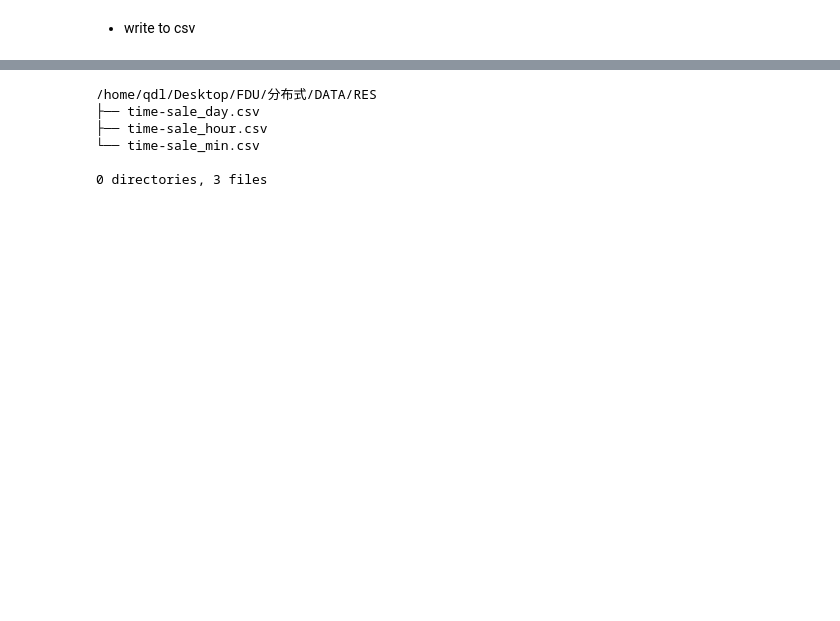
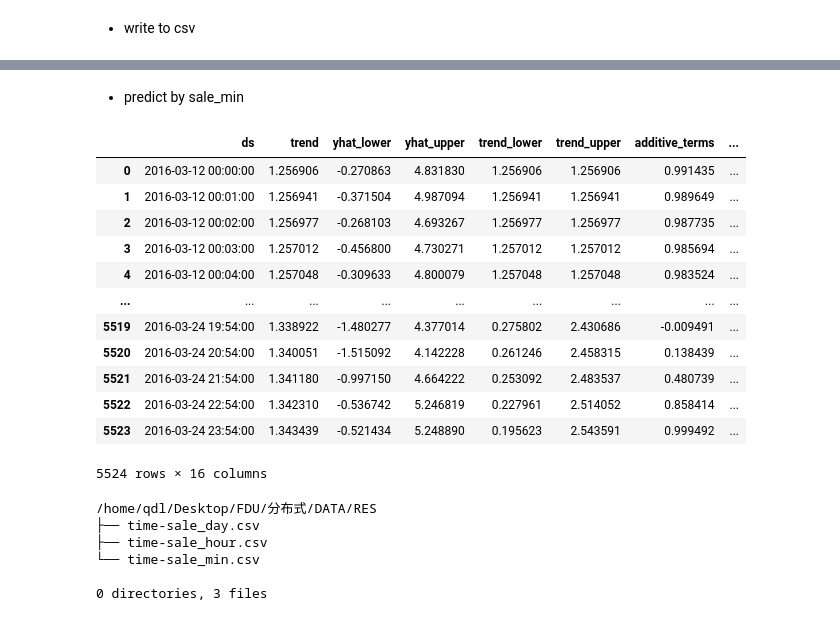
Before and after one commit to MaxLEAF3824/jdata_hadoop, a Jupyter notebook: src/main/python/TS-predict.ipynb, the cells around one changed output, grey strips where cells are left out. Cells and saved outputs as stored; diff of their text form; code cells hidden in the pictures; blank space fills up the shorter version.

```diff
--- a/src/main/python/TS-predict.ipynb
+++ b/src/main/python/TS-predict.ipynb
@@ -111,3 +131,21 @@ forecast
+# %% [markdown]
+- predict by sale_min
+# %%
+forecasts[2]
+# %% [output]
+|  | ds | trend | yhat_lower | yhat_upper | trend_lower | trend_upper | additive_terms | ... |
+| 0 | 2016-03-12 00:00:00 | 1.256906 | -0.270863 | 4.831830 | 1.256906 | 1.256906 | 0.991435 | ... |
+| 1 | 2016-03-12 00:01:00 | 1.256941 | -0.371504 | 4.987094 | 1.256941 | 1.256941 | 0.989649 | ... |
+| 2 | 2016-03-12 00:02:00 | 1.256977 | -0.268103 | 4.693267 | 1.256977 | 1.256977 | 0.987735 | ... |
+| 3 | 2016-03-12 00:03:00 | 1.257012 | -0.456800 | 4.730271 | 1.257012 | 1.257012 | 0.985694 | ... |
+| 4 | 2016-03-12 00:04:00 | 1.257048 | -0.309633 | 4.800079 | 1.257048 | 1.257048 | 0.983524 | ... |
+| ... | ... | ... | ... | ... | ... | ... | ... | ... |
+| 5519 | 2016-03-24 19:54:00 | 1.338922 | -1.480277 | 4.377014 | 0.275802 | 2.430686 | -0.009491 | ... |
+| 5520 | 2016-03-24 20:54:00 | 1.340051 | -1.515092 | 4.142228 | 0.261246 | 2.458315 | 0.138439 | ... |
+| 5521 | 2016-03-24 21:54:00 | 1.341180 | -0.997150 | 4.664222 | 0.253092 | 2.483537 | 0.480739 | ... |
+| 5522 | 2016-03-24 22:54:00 | 1.342310 | -0.536742 | 5.246819 | 0.227961 | 2.514052 | 0.858414 | ... |
+| 5523 | 2016-03-24 23:54:00 | 1.343439 | -0.521434 | 5.248890 | 0.195623 | 2.543591 | 0.999492 | ... |
+5524 rows × 16 columns
 # %%
 !tree $RES_PATH
 # %% [output]
```
Also changed, not shown: parts of 8 cells of this notebook, 6 other files.
